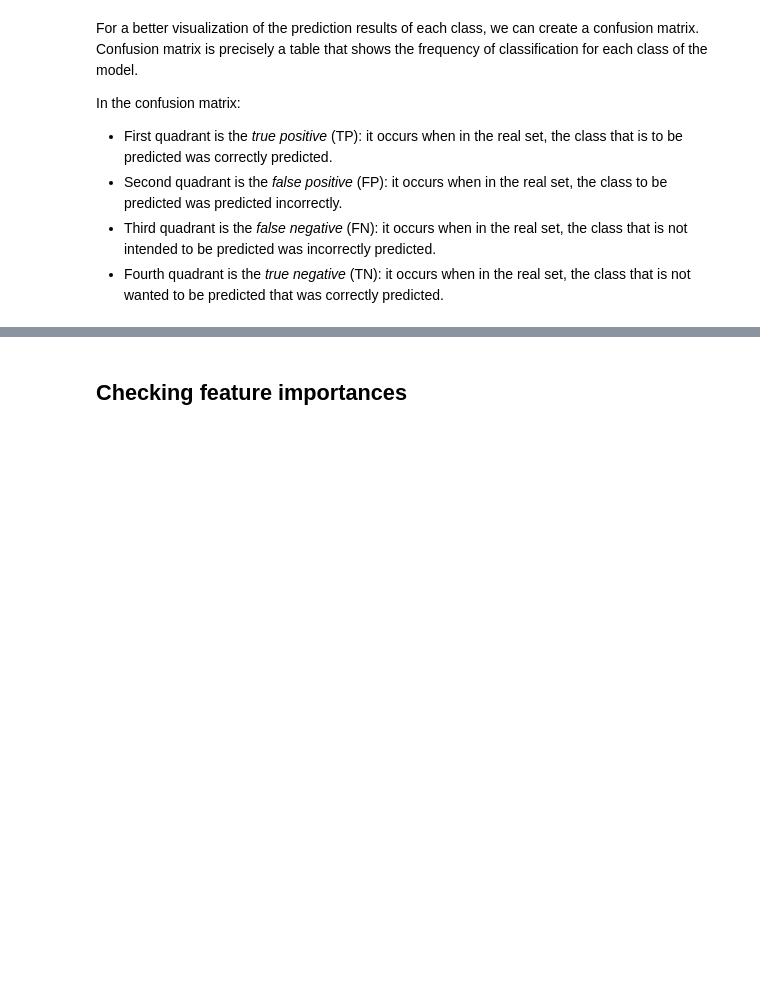
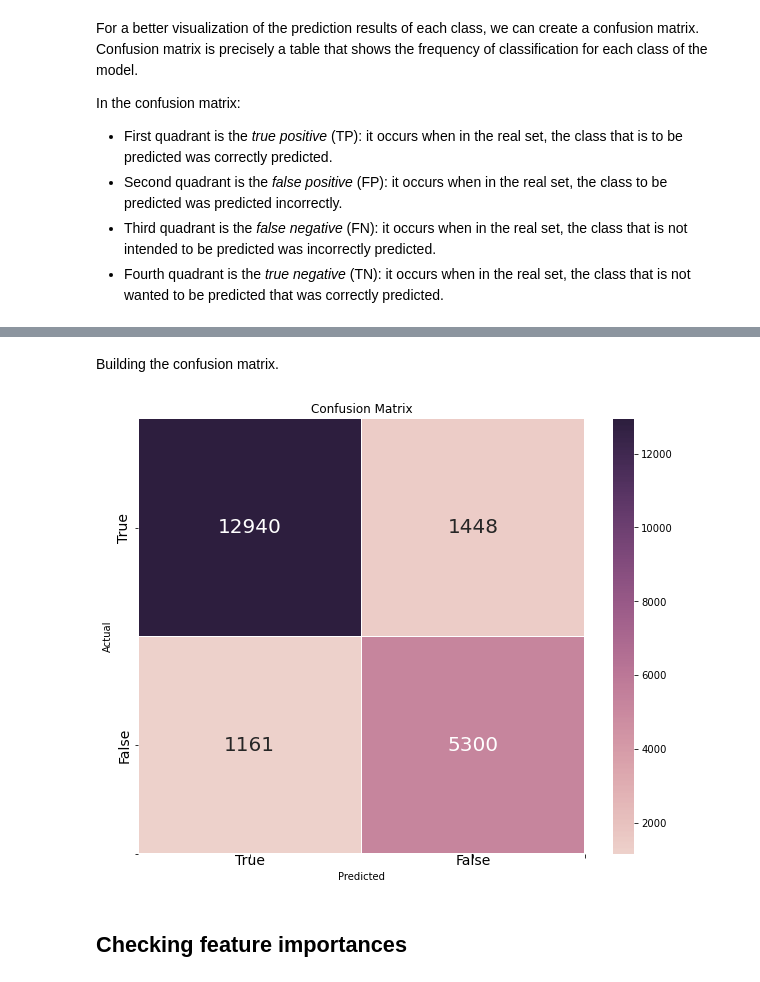
Before and after one commit to danielamdch/bpi_challenge_2017, a Jupyter notebook: bpi-challenge-2017-temp.ipynb, the cells around one changed output, grey strips where cells are left out. Saved outputs shown, nothing was run; the diff lists cells and outputs as text; code cells hidden in the pictures; blank space fills up the shorter version.

```diff
--- a/bpi-challenge-2017-temp.ipynb
+++ b/bpi-challenge-2017-temp.ipynb
@@ -670 +683,4 @@ df_model = df_temporal[['case:concept:name', 'events_accum', 'events_qty', 'offe
+# %%
+y_validation = x_validation['label']
+x_validation = x_validation.iloc[:,0:4]
 # %% [markdown]
@@ -802,0 +818,2 @@ plt.show()
+# %%
+y_pred_val = clf_gs.predict(x_validation)
@@ -803,3 +835,16 @@ plt.show()
+# %% [markdown]
+Building the confusion matrix.
+# %%
+plt.figure(figsize=(10,8))
+ax = (sns.heatmap(metrics.confusion_matrix(y_validation, y_pred_val), annot=True, annot_kws={"size": 20},
+                 linewidths=.1, fmt='d', cmap=sns.cubehelix_palette(as_cmap=True)))
+plt.yticks([0.5,1.5,2], ['True', 'False'], va='center', fontsize=14)
+plt.xticks([0.5,1.5,2], ['True', 'False'], va='center', fontsize=14)
+ax.set_title("Confusion Matrix")
+ax.set(xlabel="Predicted", ylabel="Actual");
+plt.show()
+# %% [output]
+[figure, added]
 # %% [markdown]
 ## **Checking feature importances**
 # %%
```
Also changed, not shown: parts of 167 cells of this notebook.
